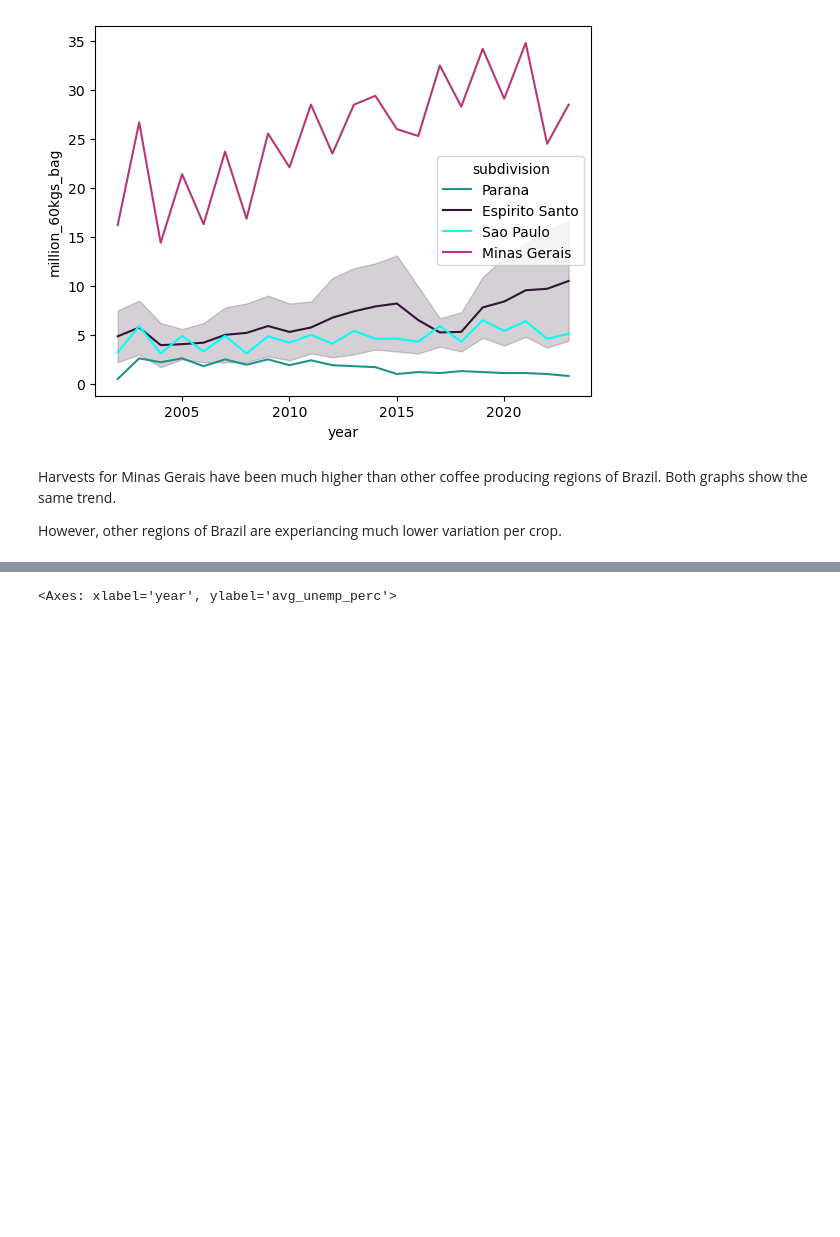
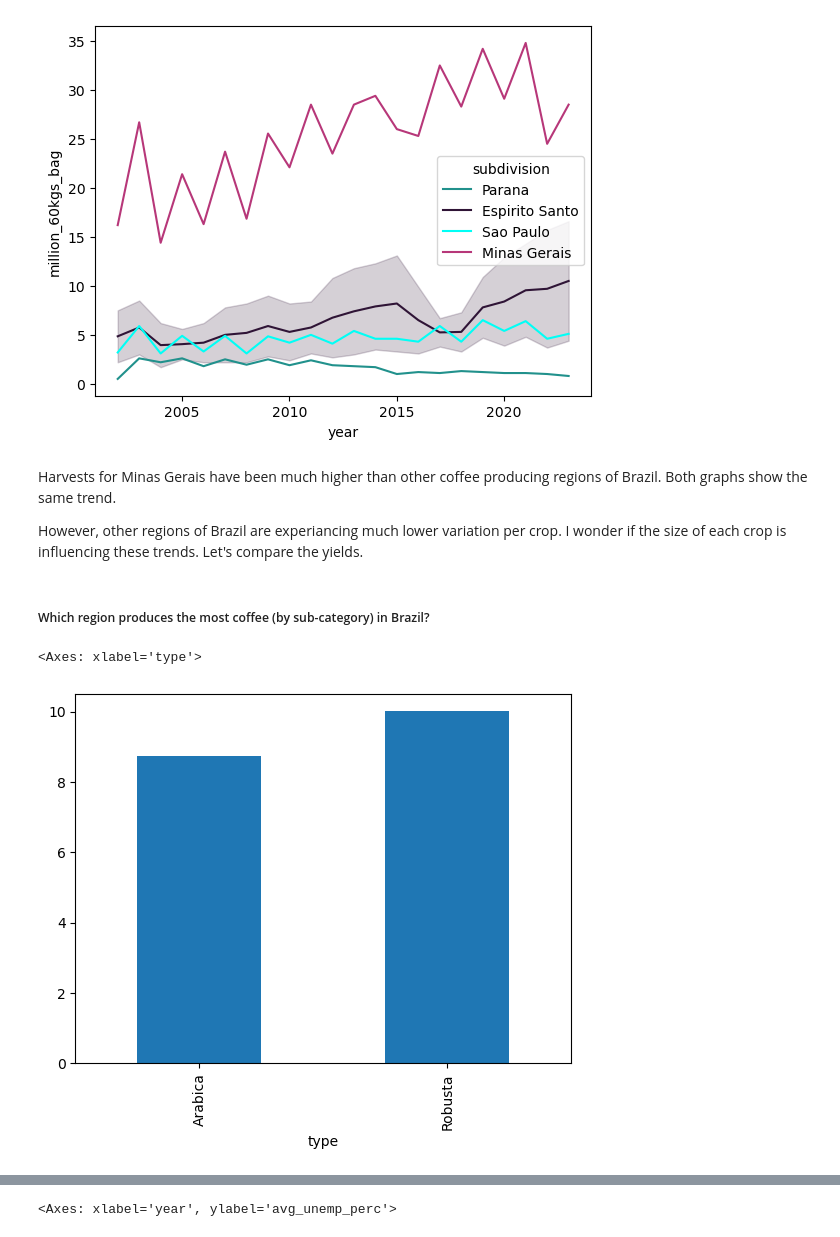
Before and after one commit to theslater11/WeatherDataMG, a Jupyter notebook: weather_api/notebooks/explore_weather.ipynb, the cells around one changed output, grey strips where cells are left out. Saved outputs shown, nothing was run; the diff lists cells and outputs as text; code cells hidden in the pictures; blank space fills up the shorter version.

```diff
--- a/weather_api/notebooks/explore_weather.ipynb
+++ b/weather_api/notebooks/explore_weather.ipynb
@@ -48,4 +48,11 @@ sns.lineplot(data=minas, x=minas["year"], y=minas["million_60kgs_bag"], hue=mina
 # %% [markdown]
 Harvests for Minas Gerais have been much higher than other coffee producing regions of Brazil. Both graphs show the same trend.
 
-However, other regions of Brazil are experiancing much lower variation per crop.
+However, other regions of Brazil are experiancing much lower variation per crop. I wonder if the size of each crop is influencing these trends. Let's compare the yields.
+# %% [markdown]
+##### Which region produces the most coffee (by sub-category) in Brazil?
+# %%
+harvest_yearly.groupby("type")["million_60kgs_bag"].mean().plot.bar()
+# %% [output]
+<Axes: xlabel='type'>
+[figure, added]
```
Also changed, not shown: parts of 9 cells of this notebook.
